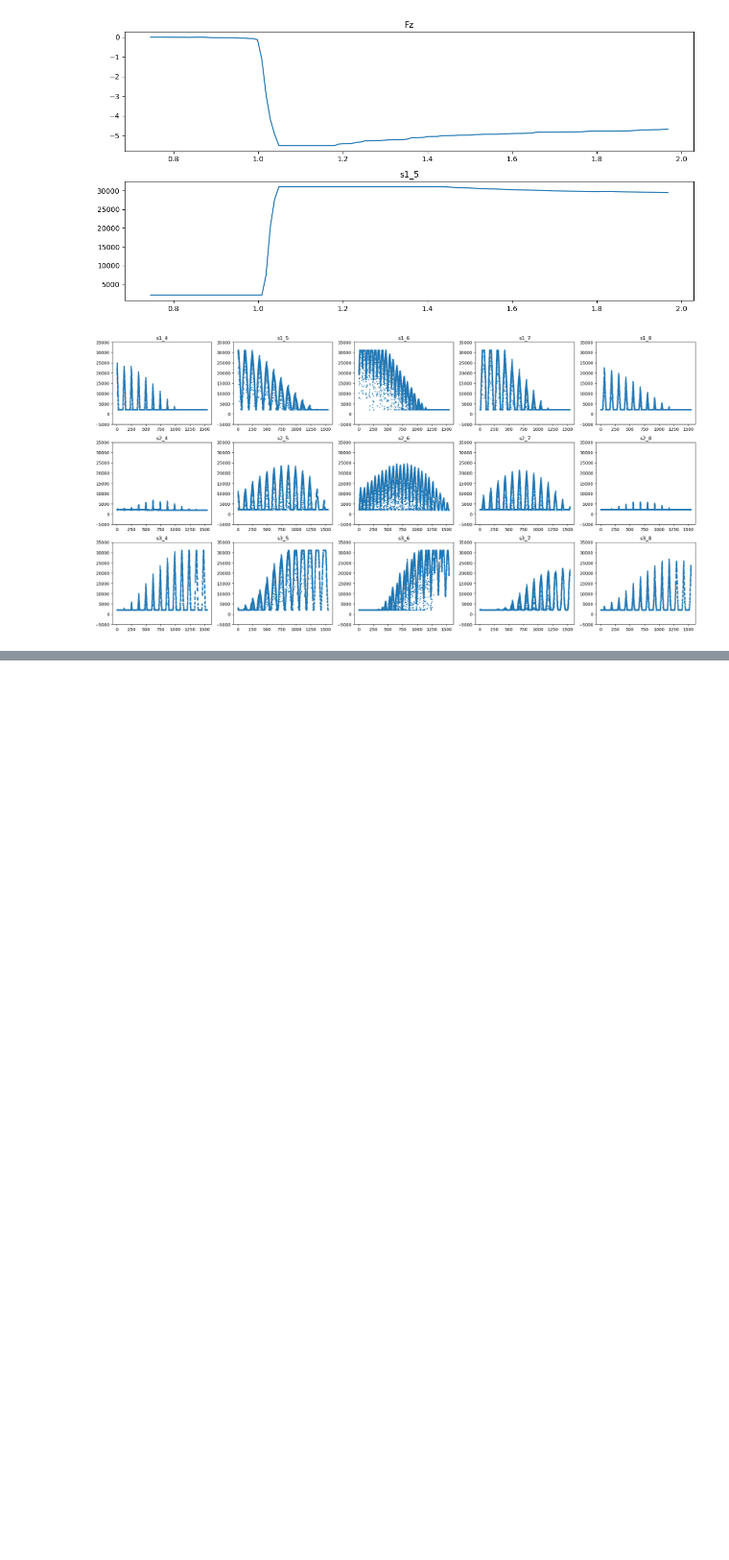
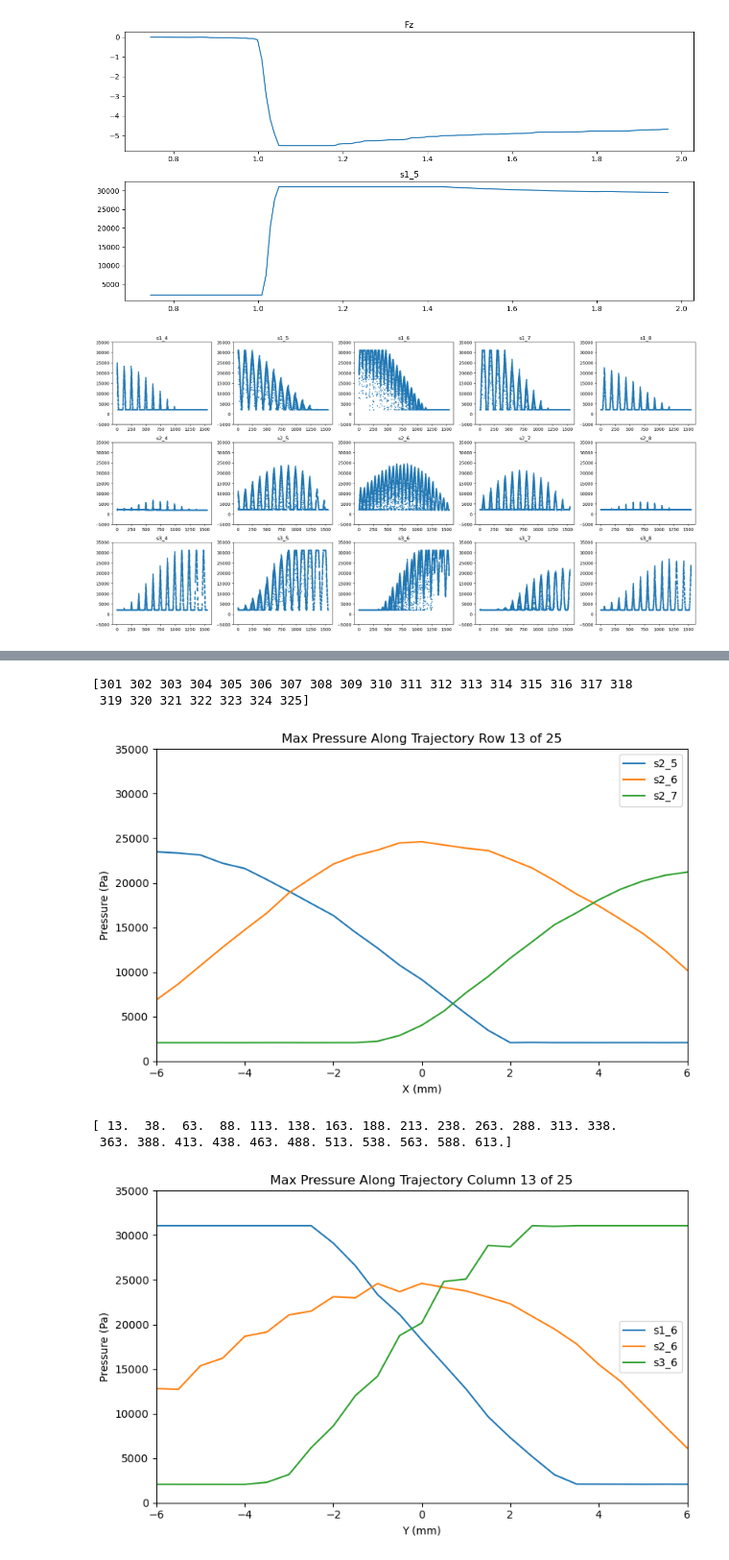
Before and after one commit to saloutos/mmiba_data_analysis, a Jupyter notebook: process_large_dense.ipynb, the cells around one changed output, grey strips where cells are left out. Shown at 96% size. Cells and saved outputs as stored; diff of their text form; code cells hidden in the pictures; blank space fills up the shorter version.

```diff
--- a/process_large_dense.ipynb
+++ b/process_large_dense.ipynb
@@ -298 +299,63 @@ MovieWriter imagemagick unavailable; using Pillow instead.
 [figure]
+# %%
+# slice along one row of trajectory points
+row_idx = 12
+traj_row_pts = np.arange(1,26) + row_idx*25
+print(traj_row_pts)
+# and plot the middle row of sensors
+sensors_to_plot = ['s2_5', 's2_6', 's2_7']
+max_pressures = np.zeros((3,25))
+for i, sensor_to_plot in enumerate(sensors_to_plot):
+    for j, pt in enumerate(traj_row_pts):
+        cur_data = data[data[:, key['point_idx']]==pt]
+        max_pressures[i,j] = np.max(cur_data[:, key[sensor_to_plot]])
+
+fig, ax = plt.subplots(1,1, figsize=(8,5))
+ax.plot(x_coords, max_pressures[0,:], label=sensors_to_plot[0])
+ax.plot(x_coords, max_pressures[1,:], label=sensors_to_plot[1])
+ax.plot(x_coords, max_pressures[2,:], label=sensors_to_plot[2])
+ax.set_title("Max Pressure Along Trajectory Row "+str(row_idx+1)+" of 25")
+ax.set_xlabel("X (mm)")
+ax.set_xlim(-6, 6)
+ax.set_ylabel("Pressure (Pa)")
+ax.set_ylim(0, 35000)
+ax.legend()
+plt.tight_layout()
+plt.show()
+
+# now, slice along middle column of the trajectory
+col_idx = 12
+traj_col_pts = np.zeros(25)
+for i in range(25):
+    if i % 2 == 0:
+        traj_col_pts[i] = i*25 + col_idx + 1
+    else:
+        traj_col_pts[i] = i*25 + 25 - col_idx
+print(traj_col_pts)
+# and plot the middle column of sensors
+sensors_to_plot = ['s1_6', 's2_6', 's3_6']
+max_pressures = np.zeros((3,25))
+for i, sensor_to_plot in enumerate(sensors_to_plot):
+    for j, pt in enumerate(traj_col_pts):
+        cur_data = data[data[:, key['point_idx']]==pt]
+        max_pressures[i,j] = np.max(cur_data[:, key[sensor_to_plot]])
+
+fig, ax = plt.subplots(1,1, figsize=(8,5))
+ax.plot(y_coords, max_pressures[0,:], label=sensors_to_plot[0])
+ax.plot(y_coords, max_pressures[1,:], label=sensors_to_plot[1])
+ax.plot(y_coords, max_pressures[2,:], label=sensors_to_plot[2])
+ax.set_title("Max Pressure Along Trajectory Column "+str(col_idx+1)+" of 25")
+ax.set_xlabel("Y (mm)")
+ax.set_xlim(-6, 6)
+ax.set_ylabel("Pressure (Pa)")
+ax.set_ylim(0, 35000)
+ax.legend()
+plt.tight_layout()
+plt.show()
+# %% [output]
+[301 302 303 304 305 306 307 308 309 310 311 312 313 314 315 316 317 318
+ 319 320 321 322 323 324 325]
+[figure, added]
+[ 13.  38.  63.  88. 113. 138. 163. 188. 213. 238. 263. 288. 313. 338.
+ 363. 388. 413. 438. 463. 488. 513. 538. 563. 588. 613.]
+[figure, added]
```
Also changed, not shown: parts of 2 cells of this notebook.
